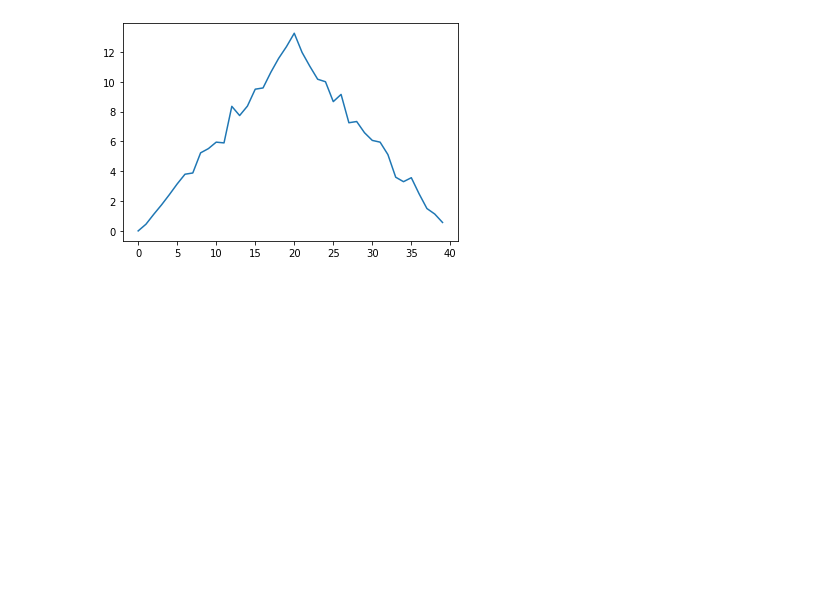
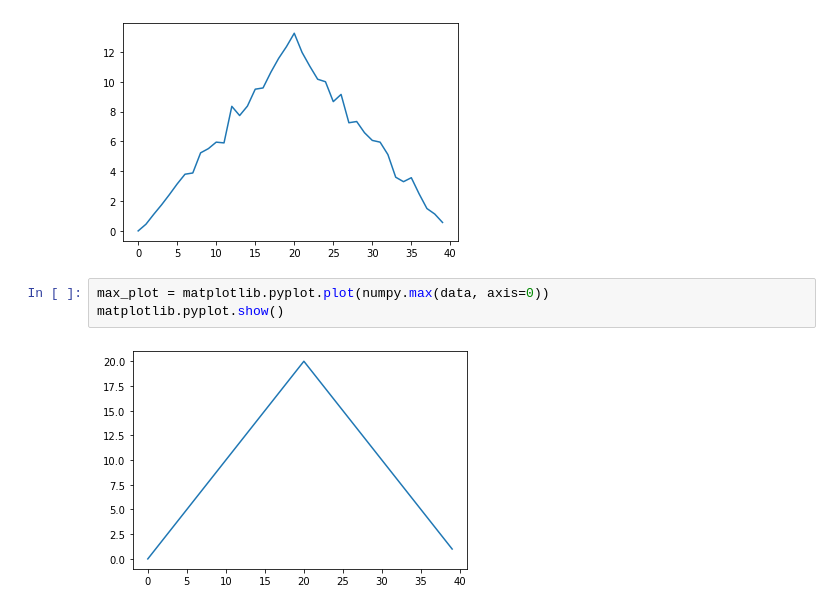
Before and after one commit to AlvinTang1/Python-Intro, a Jupyter notebook: .ipynb, the cells around one changed output. Drawn from its saved outputs; the diff is of its cells as text; blank space fills up the shorter version.

Commit message:
max/min inflamation per day graph

```diff
--- a/.ipynb
+++ b/.ipynb
@@ -298,3 +298,8 @@ ave_plot=matplotlib.pyplot.plot(ave_inflammation)
 matplotlib.pyplot.show()
 # %% [output]
 [figure]
+# %%
+max_plot = matplotlib.pyplot.plot(numpy.max(data, axis=0))
+matplotlib.pyplot.show()
+# %% [output]
+[figure, added]
```
Also changed, not shown: parts of 1 cell of this notebook.
